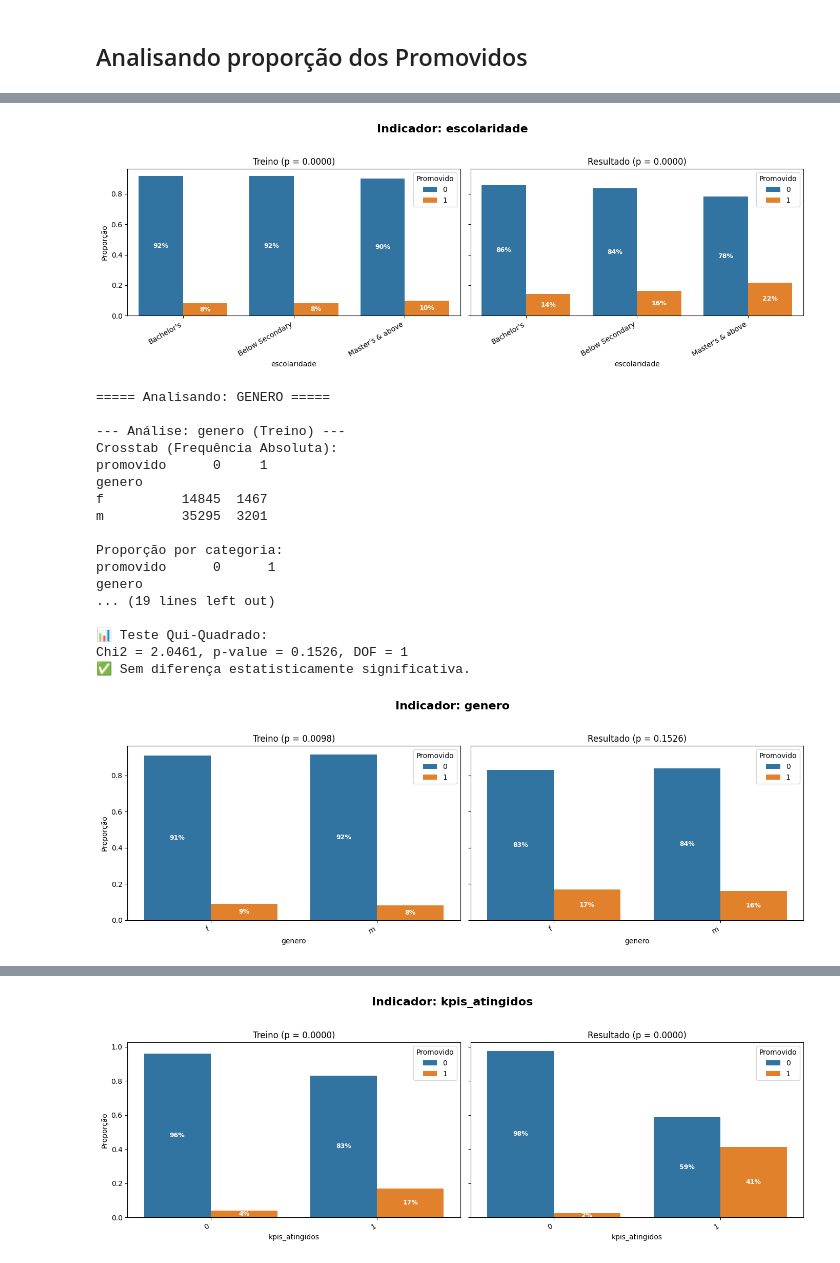
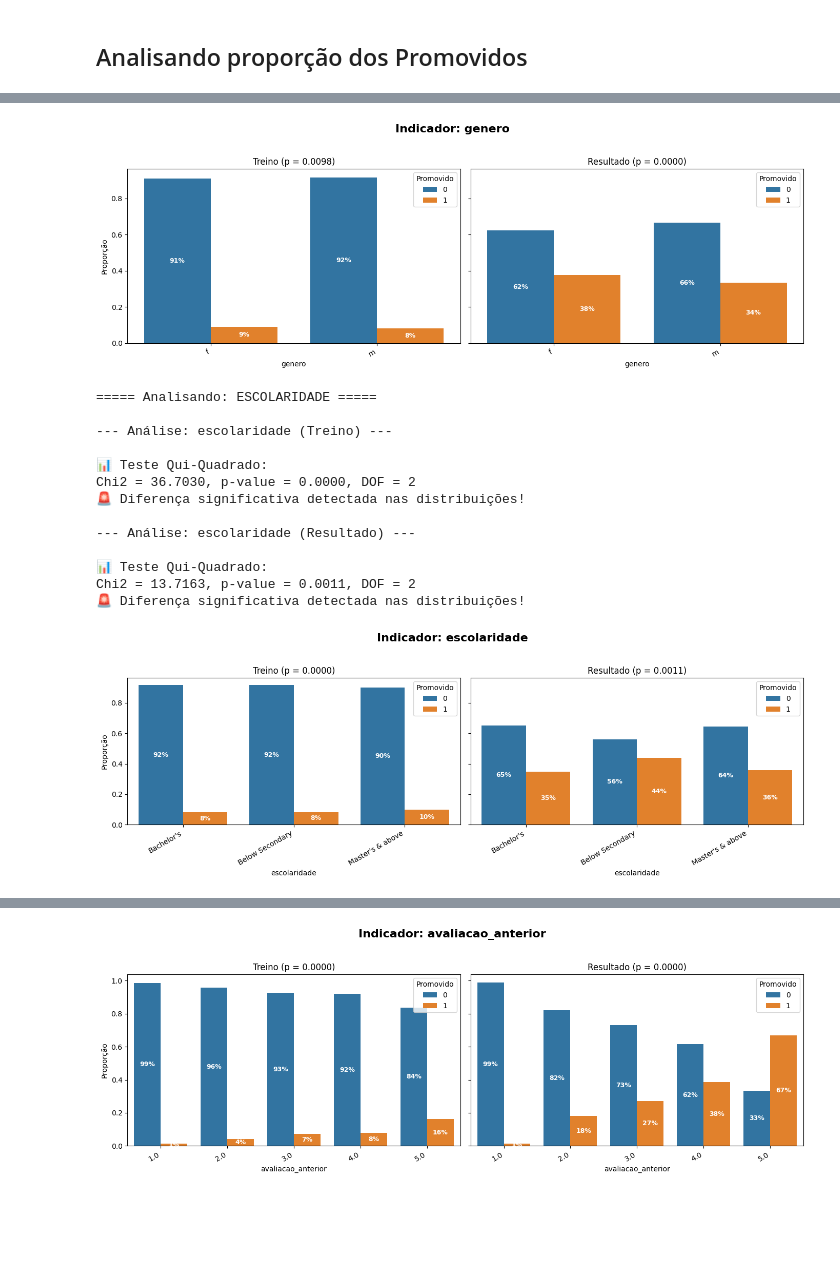
Before and after one commit to Douglaas92/tcc_people_analytics, a Jupyter notebook: 02_modelo-predicao.ipynb, the cells around one changed output, grey strips where cells are left out. Drawn from its saved outputs; the diff is of its cells as text; code cells hidden in the pictures; blank space fills up the shorter version.

Commit message:
Subindo as alterações finais no arquivo de modelagem, para o modelo vencedor

```diff
--- a/02_modelo-predicao.ipynb
+++ b/02_modelo-predicao.ipynb
@@ -1316,0 +1208,18 @@ joblib.dump(best_model, "modelo_final_v2.pkl")
+# %%
+# ============================================================
+# 21. Carregando pipeline e gerando a Predição Final
+# ============================================================
+
+# Carregando o modelo
+pipeline_carregado = joblib.load("modelo_final.pkl")
+y_pred = pipeline_carregado.predict(df_teste)
+y_proba = pipeline_carregado.predict_proba(df_teste)[:, 1]
+
+print("Predições feitas com o threshold embutido:", y_pred)
+
+resultado_final = pd.DataFrame({
+    "matricula": df_teste["matricula"],
+    "promovido": y_pred
+})
+
+resultado_final.to_csv("predicoes_threshold.csv", index=False)
@@ -1316,0 +1228,10 @@ joblib.dump(best_model, "modelo_final_v2.pkl")
+# %%
+# ============================================================
+# 22. DataFrame final com probabilidades e predições para análise
+# ============================================================
+
+df_resultado = df_teste.copy()
+df_resultado["prob_promocao"] = y_proba
+df_resultado["promovido"] = y_pred
+
+df_resultado.head(50)
@@ -1415,8 +1350,13 @@ def analisar_indicador_completo(df_treino, df_resultado, indicador):
 
     return resultados
 # %%
-'''Lista de indicadores categóricos'''
-indicadores = ['escolaridade', 'genero', 'kpis_atingidos', 'premios']
+# ===============================
+# 27. Visualizando comparações com indicadores sociodemográficos e de perfomance
+# ===============================
+
+'''Lista de indicadores categóricos sociodemográficos e performance'''
+
+indicadores = ['genero', 'escolaridade', 'avaliacao_anterior', 'kpis_atingidos', 'premios']
 
 resultados_finais = {}
 for indicador in indicadores:
@@ -1443,19 +1379,15 @@ Chi2 = 193.0726, p-value = 0.0000, DOF = 2
-[figure, old version]
+[figure, new version]
-===== Analisando: GENERO =====
+===== Analisando: ESCOLARIDADE =====
 
---- Análise: genero (Treino) ---
-Crosstab (Frequência Absoluta):
-promovido      0     1
-genero
-f          14845  1467
-m          35295  3201
-
-Proporção por categoria:
-promovido      0      1
-genero
-... (19 lines left out)
+--- Análise: escolaridade (Treino) ---
 
 📊 Teste Qui-Quadrado:
-Chi2 = 2.0461, p-value = 0.1526, DOF = 1
-✅ Sem diferença estatisticamente significativa.
+Chi2 = 36.7030, p-value = 0.0000, DOF = 2
+🚨 Diferença significativa detectada nas distribuições!
+
+--- Análise: escolaridade (Resultado) ---
+
+📊 Teste Qui-Quadrado:
+Chi2 = 13.7163, p-value = 0.0011, DOF = 2
+🚨 Diferença significativa detectada nas distribuições!
-[figure, old version]
+[figure, new version]
@@ -1479 +1407 @@ Chi2 = 5963.8236, p-value = 0.0000, DOF = 1
-[figure, old version]
+[figure, new version]
```
Also changed, not shown: parts of 36 cells of this notebook, 3 other files.
